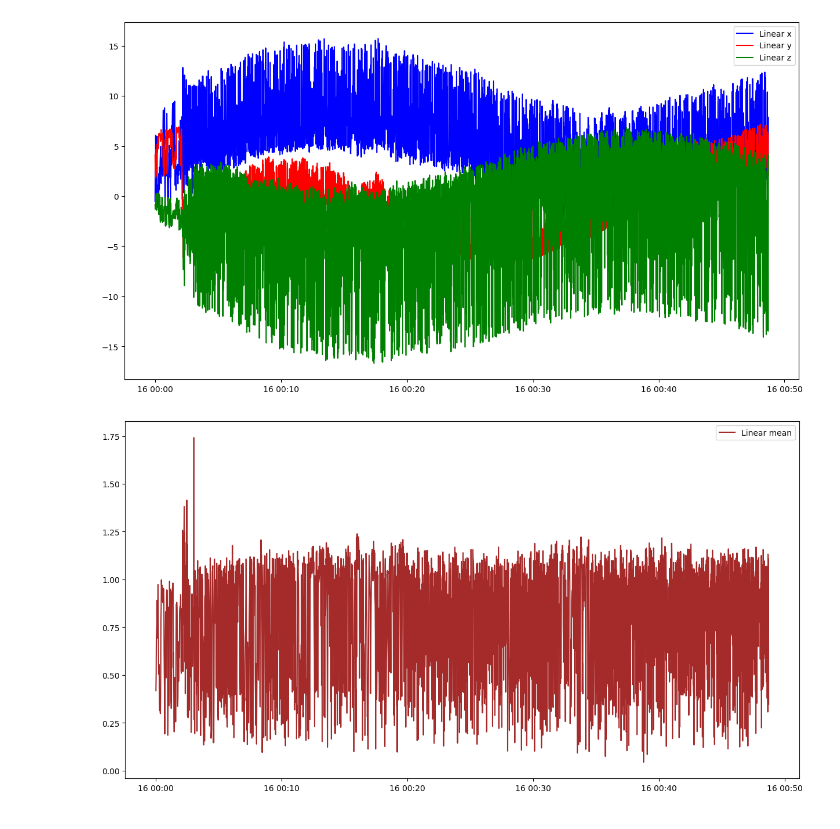
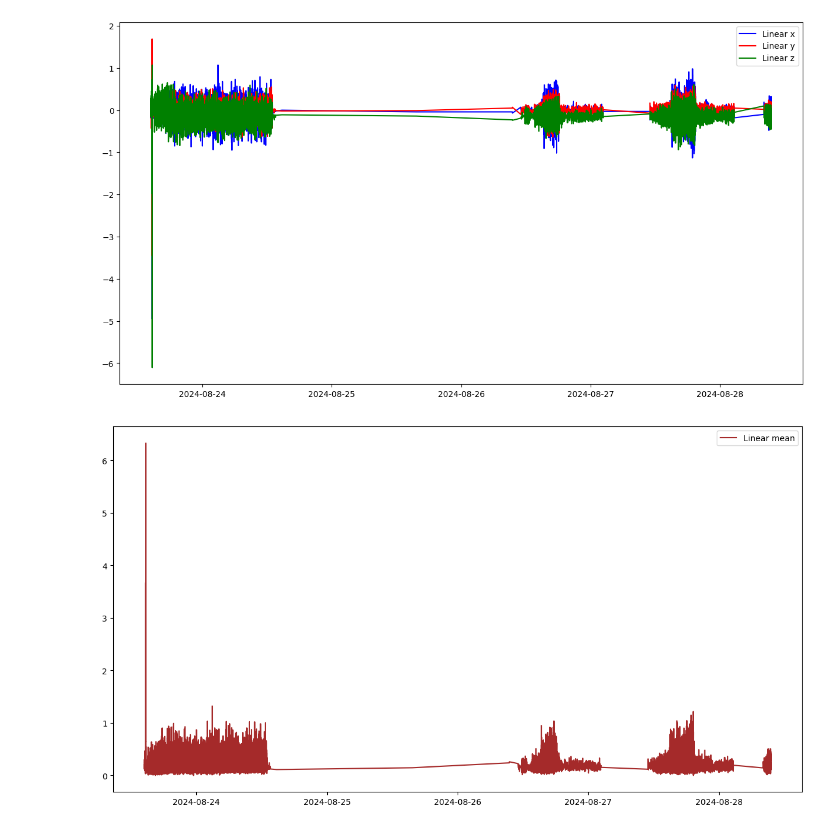
Before and after one commit to nk2105/AkzentE4.0, a Jupyter notebook: tf.ipynb, the cells around one changed output. Cells and saved outputs as stored; diff of their text form; code cells hidden in the pictures.

```diff
--- a/tf.ipynb
+++ b/tf.ipynb
@@ -14,7 +21,7 @@ print(tf.__version__)
 # %%
 # Load the data
 
-path = "/home/guts/Documents/accel_data/2024-08-16.csv"
+path = "/home/guts/Documents/accel_data/merged_data.csv"
 df = pd.read_csv(path)
 df
 # %% [output]
@@ -53,21 +60,21 @@ df
 # %%
 # Plot the data
 
 plt.figure(figsize=(15, 8))
 plt.plot(df['Timestamp'],df['Linear x'], label='Linear x', color='blue')
 plt.plot(df['Timestamp'],df['Linear y'], label='Linear y', color='red')
 plt.plot(df['Timestamp'],df['Linear z'], label='Linear z', color='green')
 plt.legend()
 plt.show()
 
 df['Linear rms'] = np.sqrt(df['Linear x']**2 + df['Linear y']**2 + df['Linear z']**2)
 plt.figure(figsize=(15, 8))
-plt.plot(df['Timestamp'],df['Angular rms'], label='Linear mean', color='brown')
+plt.plot(df['Timestamp'],df['Linear rms'], label='Linear mean', color='brown')
 plt.legend()
 plt.show()
 # %% [output]
-[figure, old version]
+[figure, new version]
-[figure, old version]
+[figure, new version]
 # %%
 plt.figure(figsize=(15, 8))
 plt.plot(df['Timestamp'],df['Angular x'], label='Angular x', color='purple')
```
Also changed, not shown: parts of 17 cells of this notebook, 15 other files.
